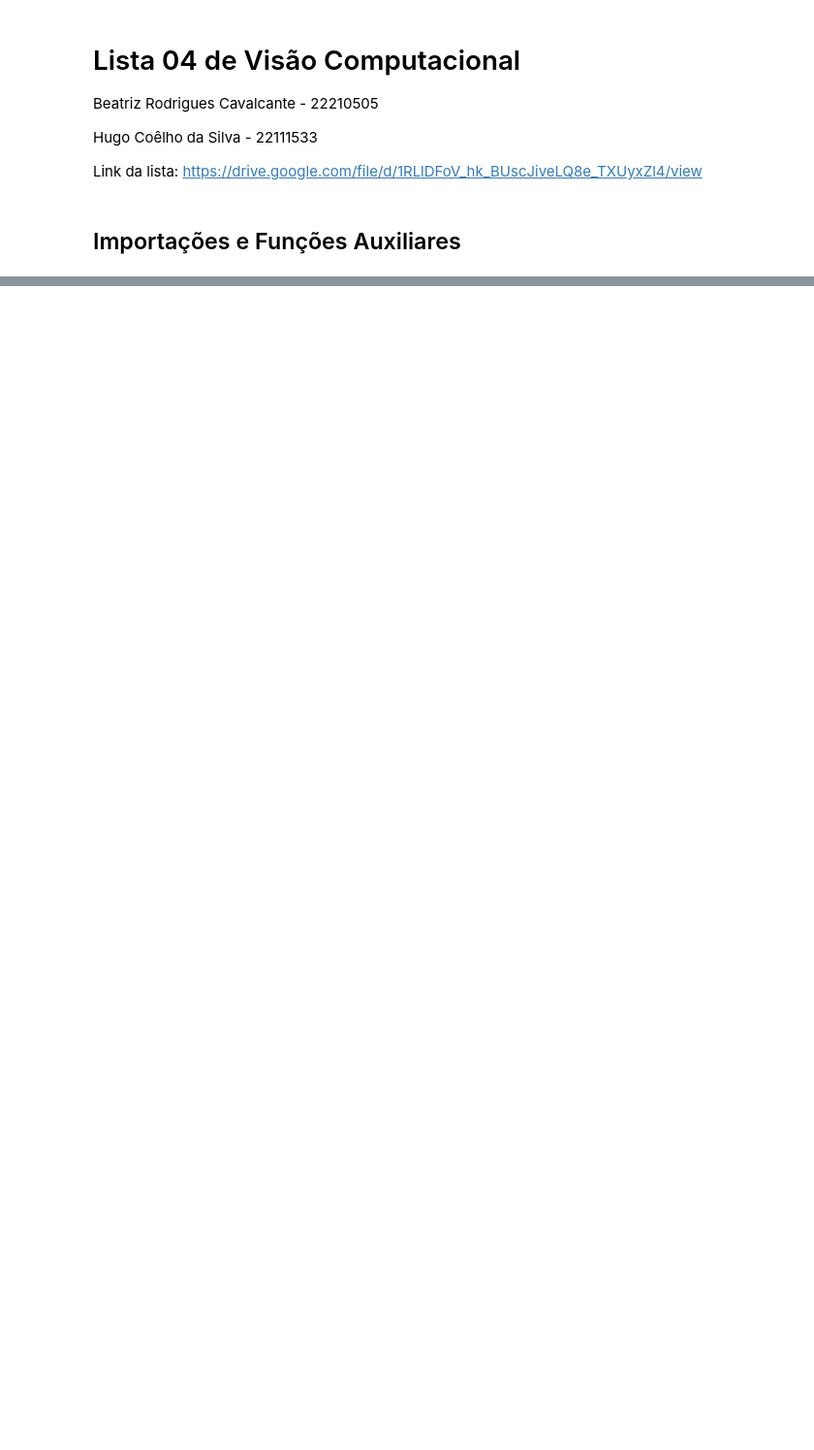
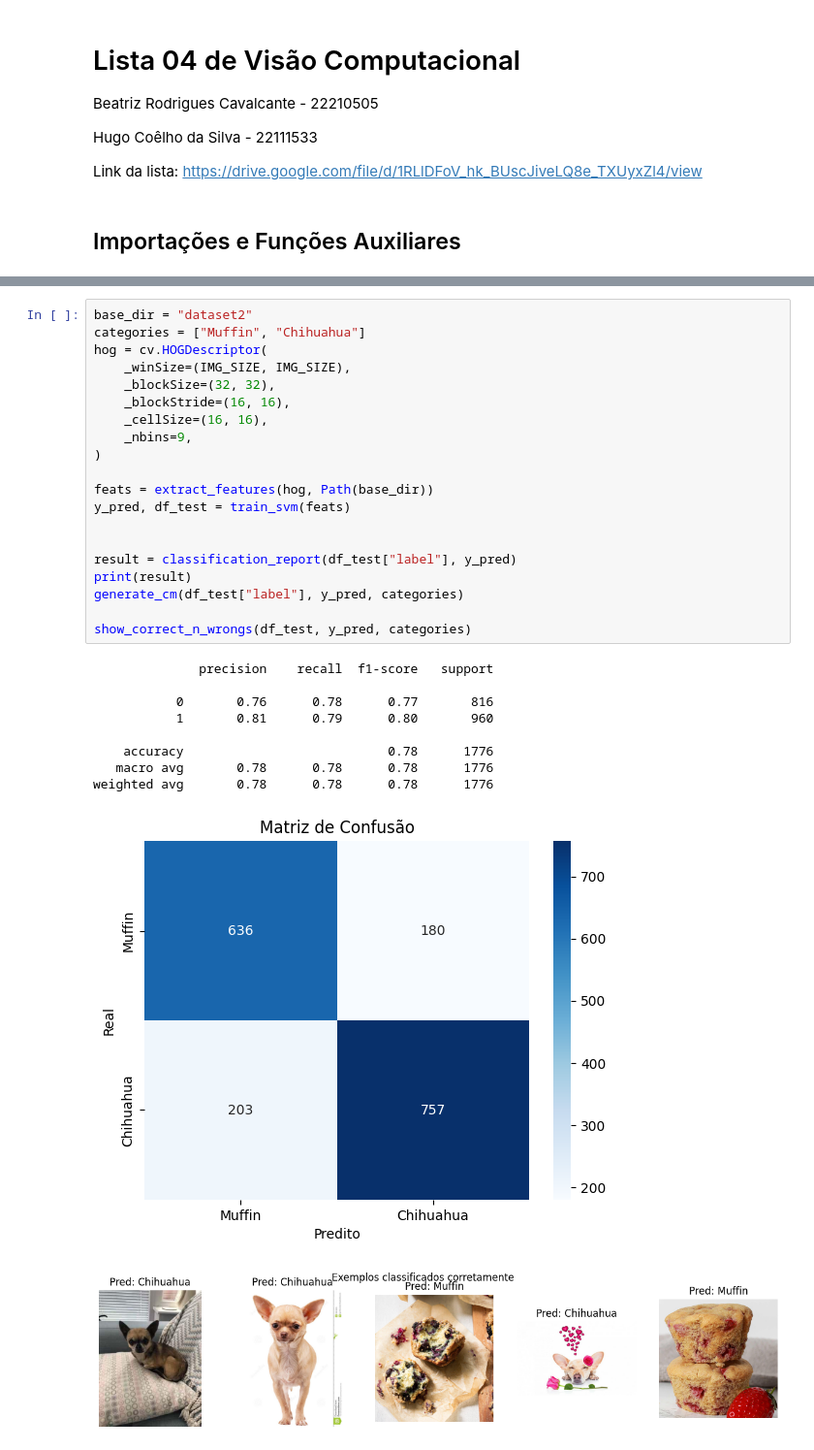
Before and after one commit to BeaRoodriguees/visao-computacional, a Jupyter notebook: lista04/lista04.ipynb, the cells around one changed output, grey strips where cells are left out. Shown at 97% size. Drawn from its saved outputs; the diff is of its cells as text; blank space fills up the shorter version.

```diff
--- a/lista04/lista04.ipynb
+++ b/lista04/lista04.ipynb
@@ -146,0 +173,31 @@ weighted avg       0.87      0.87      0.87       300
+# %%
+base_dir = "dataset2"
+categories = ["Muffin", "Chihuahua"]
+hog = cv.HOGDescriptor(
+    _winSize=(IMG_SIZE, IMG_SIZE),
+    _blockSize=(32, 32),
+    _blockStride=(16, 16),
+    _cellSize=(16, 16),
+    _nbins=9,
+)
+
+feats = extract_features(hog, Path(base_dir))
+y_pred, df_test = train_svm(feats)
+
+
+result = classification_report(df_test["label"], y_pred)
+print(result)
+generate_cm(df_test["label"], y_pred, categories)
+
+show_correct_n_wrongs(df_test, y_pred, categories)
+# %% [output]
+              precision    recall  f1-score   support
+
+           0       0.76      0.78      0.77       816
+           1       0.81      0.79      0.80       960
+
+    accuracy                           0.78      1776
+   macro avg       0.78      0.78      0.78      1776
+weighted avg       0.78      0.78      0.78      1776
+[figure, added]
+[figure, added]
```
Also changed, not shown: parts of 6 cells of this notebook.
